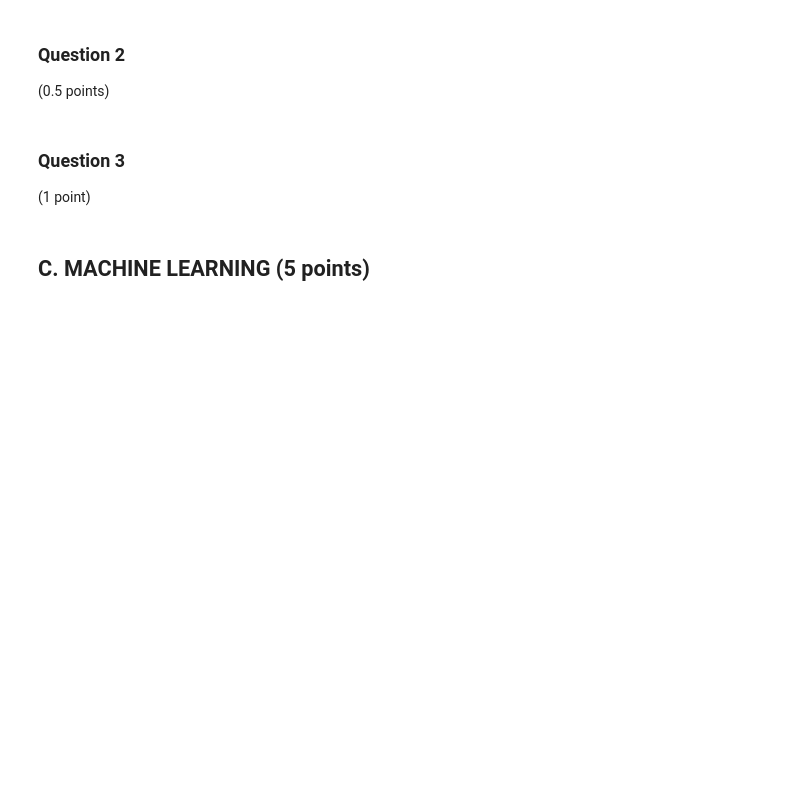
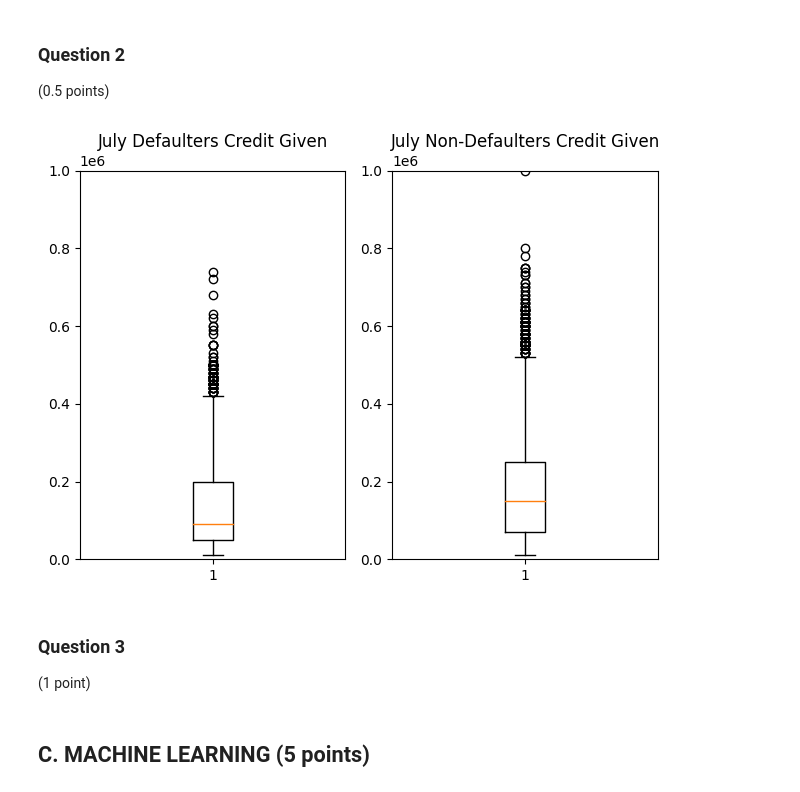
Before and after one commit to notvikke/master_2023, a Jupyter notebook: Python_in_Data_Analysis/Individual_Assignment/IndividualAssignment.ipynb, the cells around one changed output. Cells and saved outputs as stored; diff of their text form; code cells hidden in the pictures; blank space fills up the shorter version.

```diff
--- a/Python_in_Data_Analysis/Individual_Assignment/IndividualAssignment.ipynb
+++ b/Python_in_Data_Analysis/Individual_Assignment/IndividualAssignment.ipynb
@@ -192,3 +268,21 @@ santiago_suarez_A_train.to_csv('outputs/santiago_suarez_A_train.csv')
 ### **Question 2**
 
 (0.5 points)
+# %%
+lim_def = train_data[train_data["DEFAULT_JULY"]==1]
+lim_not_def = train_data[train_data["DEFAULT_JULY"]==0]
+
+fig1, axes = plt.subplots(1,2)
+
+axes[0].set_title('July Defaulters Credit Given')
+axes[1].set_title('July Non-Defaulters Credit Given')
+axes[0].boxplot(lim_def["LIMIT_BAL"])
+axes[1].boxplot(lim_not_def["LIMIT_BAL"])
+
+#set y axes range
+axes[0].set_ylim([0, 1000000])
+axes[1].set_ylim([0, 1000000])
+
+fig1.tight_layout()
+# %% [output]
+[figure, added]
```
Also changed, not shown: parts of 10 cells of this notebook.
